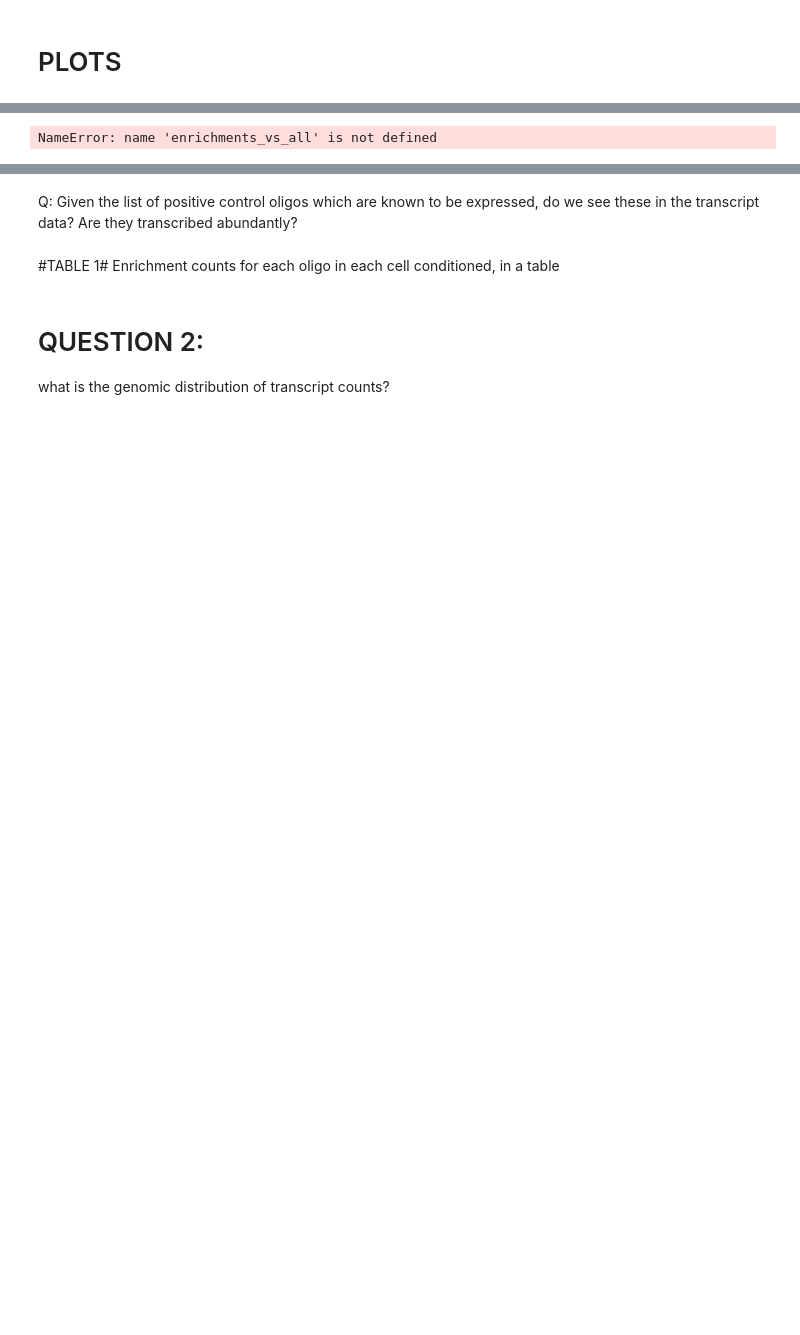
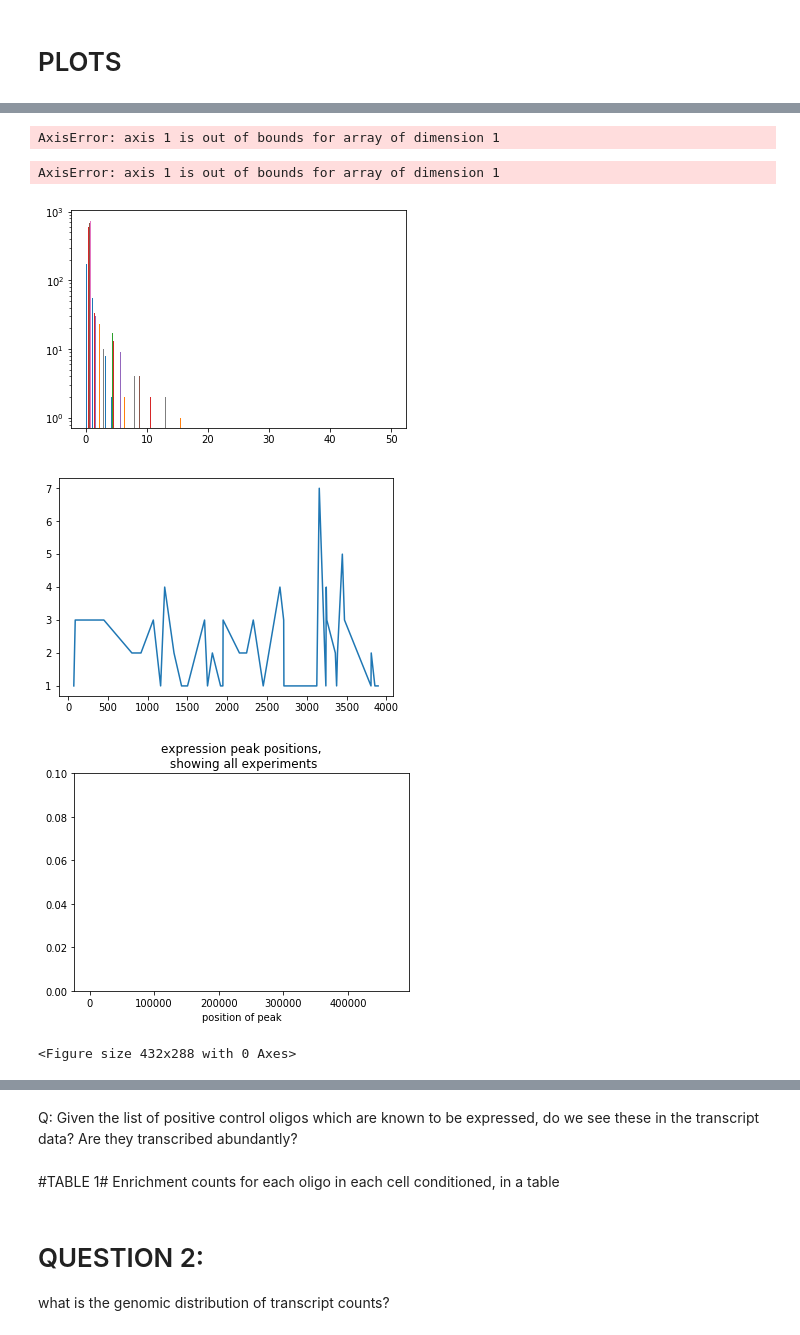
Before and after one commit to bh0085/High-Resolution-STARRseq, a Jupyter notebook: src/archived_notebooks/0227_oligo_analysis.ipynb, the cells around one changed output, grey strips where cells are left out. Saved outputs shown, nothing was run; the diff lists cells and outputs as text; code cells hidden in the pictures; blank space fills up the shorter version.

```diff
--- a/src/archived_notebooks/0227_oligo_analysis.ipynb
+++ b/src/archived_notebooks/0227_oligo_analysis.ipynb
@@ -32,13 +63,13 @@ oligo_info2["is_neg"] = oligo_info2.RefSeqID.apply(lambda x: True if neg_regex.s
 # %%
 enrichments = pd.DataFrame()
-enrichments_vs_all = pd.DataFrame()
-observations_vs_all = pd.DataFrame()
+#enrichments_vs_all = pd.DataFrame()
+#observations_vs_all = pd.DataFrame()
 #enrichments.index =pd.Series( oligo_info2.oligo.unique())
 for k,g in oligo_info2.groupby("exp"):
     #print  g.apply(lambda x:x.n_transcripts / x.n_observed_bcs)
     g = g.dropna()
     if len(g) == 0: continue
     enrichments[k] = pd.Series(g.apply(lambda x:x.n_transcripts / x.n_observed_bcs, axis = 1).values,index = g.apply(lambda x:x.id,axis=1))
-    enrichments_vs_all[k] = pd.Series(g.apply(lambda x:x.n_transcripts / x.n_total_bcs, axis = 1).values,index = g.apply(lambda x:x.id,axis=1))
-    observations_vs_all[k] = pd.Series(g.apply(lambda x:x.n_observed_bcs / x.n_total_bcs, axis = 1).values,index = g.apply(lambda x:x.id,axis=1))
+    #enrichments_vs_all[k] = pd.Series(g.apply(lambda x:x.n_transcripts / x.n_total_bcs, axis = 1).values,index = g.apply(lambda x:x.id,axis=1))
+    #observations_vs_all[k] = pd.Series(g.apply(lambda x:x.n_observed_bcs / x.n_total_bcs, axis = 1).values,index = g.apply(lambda x:x.id,axis=1))
     #enrichments[k+"_vs_bcs"] = g.apply(lambda x:x.n_transcripts / x.n_observed_bcs, axis = 1)
@@ -68,3 +78,11 @@ oligo_info2
 # %%
 from matplotlib import pyplot as plt
 %matplotlib inline
+# %%
+oligo_info2["n_total_bcs"] = oligo_info2["n_observed_bcs"]
+# %%
+for k,rows in grps:
+    print(rows)
+    print(len(rows))
+
+    break
@@ -70,0 +108,2 @@ from matplotlib import pyplot as plt
+# %%
+wid_multiplier = 20
@@ -70,0 +134,4 @@ from matplotlib import pyplot as plt
+# %%
+np.sum(np.array([(rows.n_transcripts / rows.n_total_bcs).fillna(0)  for k,rows in grps]),axis =1)
+# %% [output]
+AxisError: axis 1 is out of bounds for array of dimension 1
@@ -71,6 +140,6 @@ from matplotlib import pyplot as plt
 # %%
 from scipy.stats import zscore
-ematrix = enrichments_vs_all
+ematrix = enrichments
 arr = ematrix.iloc[:,:8].fillna(ematrix.iloc[:,:8].mean())
 
 zs = zscore(arr,axis = 0)
@@ -95,7 +164,7 @@ plt.figure()
 allstarts = np.sort(hz_infos.starts.unique())
 
 wid = 2
-peak_ids = np.nonzero((allstarts[wid:] - allstarts[:-wid]) < 30*(wid+1))[0]
+peak_ids = np.nonzero((allstarts[wid:] - allstarts[:-wid]) < 30*(wid+wid_multiplier))[0]
 startvals = allstarts[peak_ids]
 
 simple_peaks = oligo_info2.loc[oligo_info2.starts.isin(startvals)]
@@ -103,38 +172,42 @@ plt.plot(simple_peaks.n_transcripts / simple_peaks.n_observed_bcs)
 
 plt.figure()
 h = plt.hist(simple_peaks.mutant_num)
 
 #plot transcript counts for all oligos located at the peaks
-plt.plot(simple_peaks.starts,(simple_peaks.n_transcripts / simple_peaks.n_total_bcs).fillna(0), "x")
+plt.plot(simple_peaks.starts,(simple_peaks.n_transcripts / simple_peaks.n_observed_bcs).fillna(0), "x")
 plt.gca().set_ylim(0,.1)
 plt.gca().set_title("expression peak positions,\n showing all experiments")
 plt.gca().set_xlabel("position of peak")
 
 plt.figure()
 
 grps = simple_peaks.sort_values("exp").groupby("exp")
 plt.hist([rows.starts for k,rows in grps],
- weights = [e for e in np.array([(rows.n_transcripts / rows.n_total_bcs).fillna(0)  for k,rows in grps]) /\
-     np.sum(np.array([(rows.n_transcripts / rows.n_total_bcs).fillna(0)  for k,rows in grps]),axis=1)[:,np.newaxis]],
-density = False, bins = np.linspace(0,600000,15), label = [k for k,rows in grps])
+ weights = [e for e in np.array([(rows.n_transcripts / rows.n_total_bcs).fillna(0)  for k,rows in grps if len(rows)> 0]) /\
+     np.sum(np.array([(rows.n_transcripts / rows.n_total_bcs).fillna(0)  for k,rows in grps if len(rows) > 0] ),axis=1)[:,np.newaxis]],
+density = False, bins = np.linspace(0,600000,15), label = [k for k,rows in grps if len(rows )> 0])
 plt.legend()
 plt.gcf().set_size_inches(12,6)
 
 plt.figure()
 f= plt.gcf()
 efilled = ematrix.fillna(ematrix.mean())
 f.set_size_inches(16,8)
 plt.imshow(zscore(efilled.loc[simple_peaks.oligo.unique()[:64],:],axis=1).transpose())
 
 
 #simple_peaks
 #oligo_info2.loc[oligo_info2.id==690]
 
 
 #enrichments.n_
 #enrichments.iloc[highz,:]
 # %% [output]
-NameError: name 'enrichments_vs_all' is not defined
+AxisError: axis 1 is out of bounds for array of dimension 1
+[figure, added]
+[figure, added]
+[figure, added]
+<Figure size 432x288 with 0 Axes>
 # %%
 simple_peaks.to_csv("../data/peaks_zscore4.csv")
 # %%
```
Also changed, not shown: parts of 18 cells of this notebook, 24 other files.
